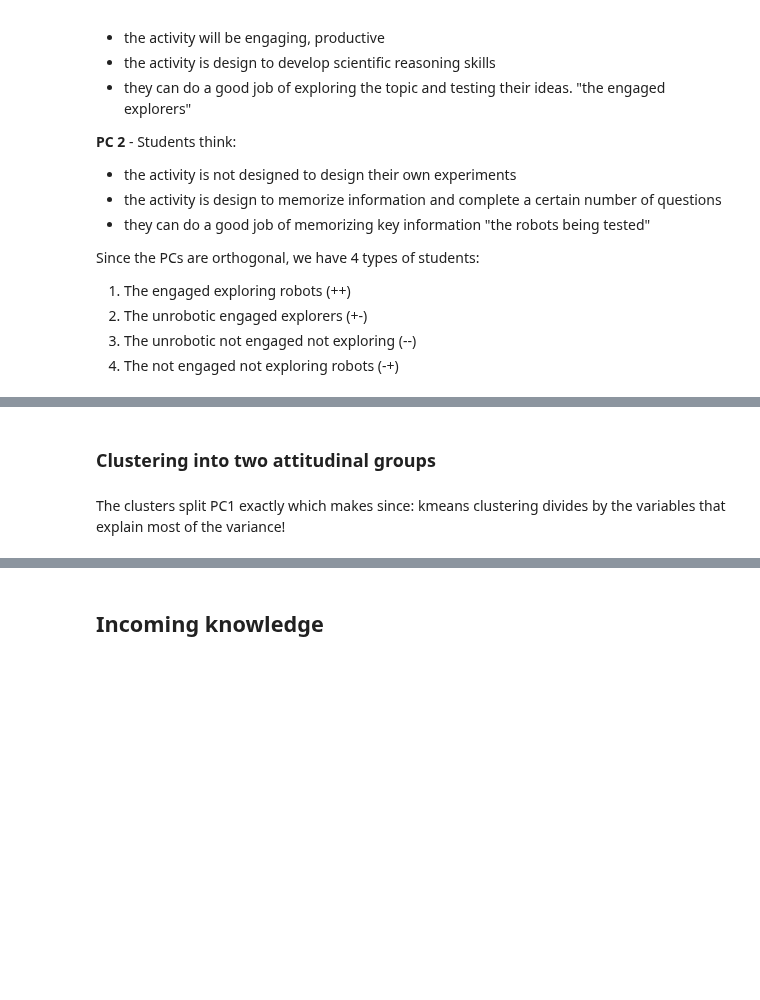
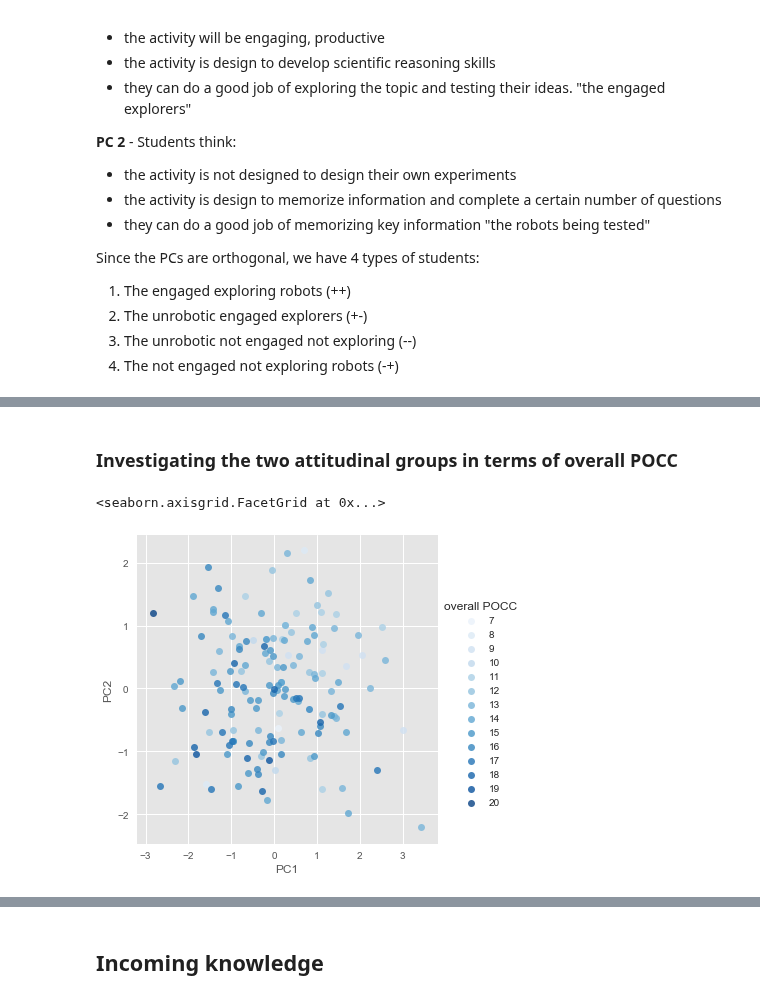
Before and after one commit to jmassall/inquiry_virtualLabs_study, a Jupyter notebook: analysis/incoming_attributes_analysis.ipynb, the cells around one changed output, grey strips where cells are left out. Drawn from its saved outputs; the diff is of its cells as text; code cells hidden in the pictures; blank space fills up the shorter version.

```diff
--- a/analysis/incoming_attributes_analysis.ipynb
+++ b/analysis/incoming_attributes_analysis.ipynb
@@ -211,13 +326,15 @@ Since the PCs are orthogonal, we have 4 types of students:
 # %% [markdown]
-### Clustering into two attitudinal groups
+### Investigating the two attitudinal groups in terms of overall POCC
 # %%
-from sklearn.cluster import KMeans
-clusters = KMeans(n_clusters=2, n_init=10, verbose=0).fit(data[att_columns])
-data['cluster_2_label'] = clusters.labels_
+# from sklearn.cluster import KMeans
+# clusters = KMeans(n_clusters=2, n_init=10, verbose=0).fit(data[columns_for_pc])
+# data['cluster_2_label'] = clusters.labels_
 # %%
-sns.lmplot(x='PC1', y='PC3',data=data,fit_reg=False,hue='cluster_2_label')
+data['overall POCC'] = data[pocc_columns].sum(axis=1)
+sns.lmplot(x='PC1', y='PC2',data=data,fit_reg=False,hue='overall POCC', palette="Blues")
+# %% [output]
+<seaborn.axisgrid.FacetGrid at 0x...>
+[figure, added]
-# %% [markdown]
-The clusters split PC1 exactly which makes since: kmeans clustering divides by the variables that explain most of the variance!
 # %%
 fig,axes = plt.subplots(nrows=len(att_columns)/3+1,ncols=3,figsize=(12,15))
 for ax,col in zip(axes.reshape(-1),att_columns):
```
Also changed, not shown: parts of 47 cells of this notebook, 1 other file.
